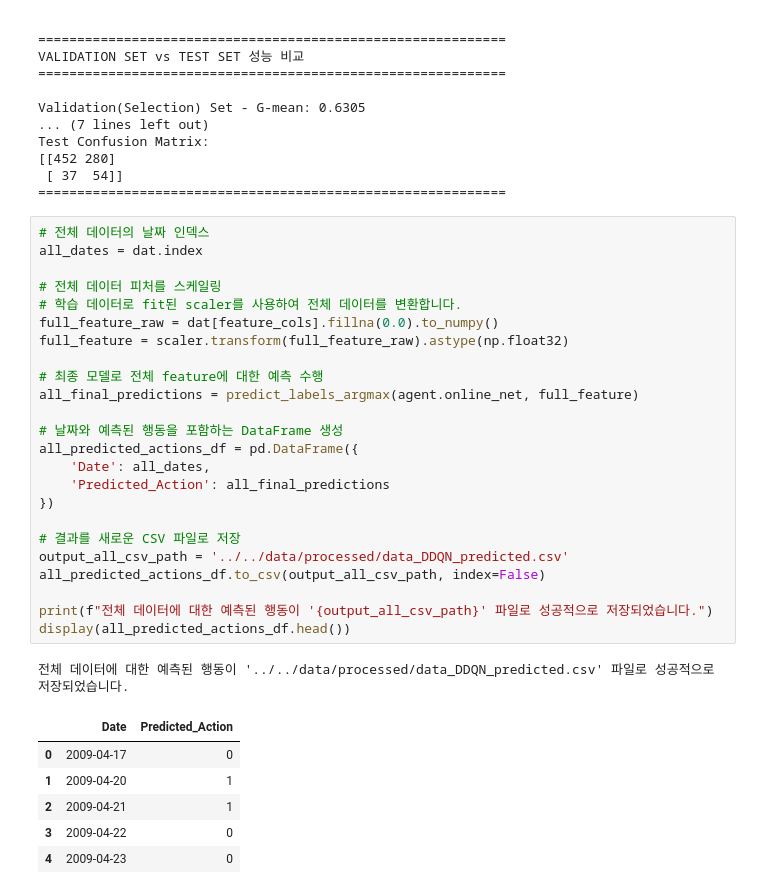
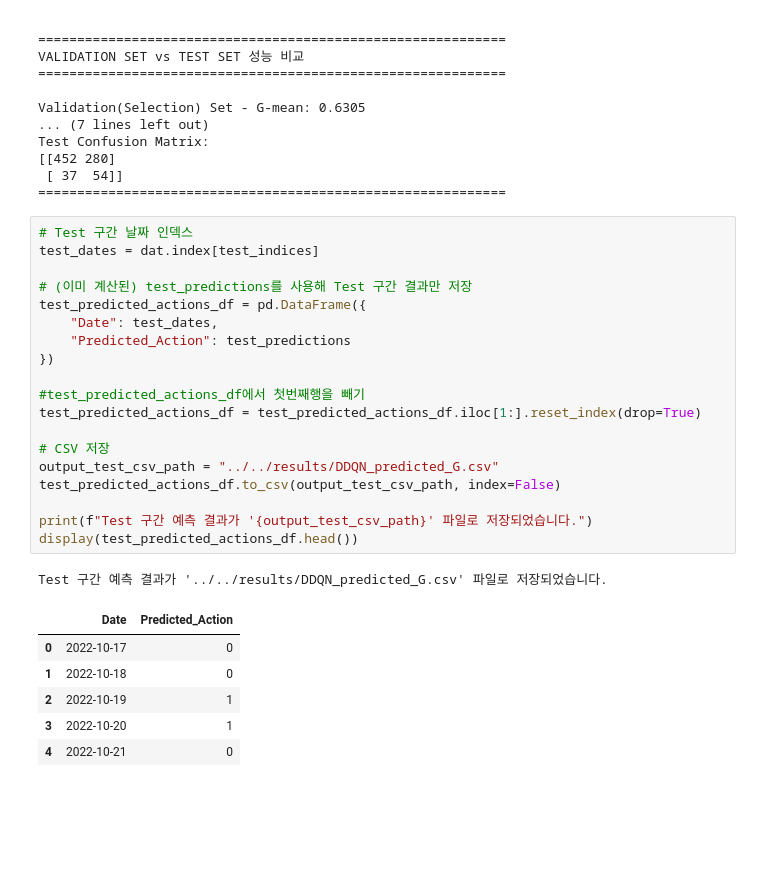
Before and after one commit to Dooman-cloud/TS-RL---, a Jupyter notebook: notebooks/experiments/DDQN 버전2.ipynb, the cells around one changed output. Drawn from its saved outputs; the diff is of its cells as text; blank space fills up the shorter version.

```diff
--- a/notebooks/experiments/DDQN 버전2.ipynb
+++ b/notebooks/experiments/DDQN 버전2.ipynb
@@ -657,34 +657,29 @@ Test Confusion Matrix:
  [ 37  54]]
 ============================================================
 # %%
-# 전체 데이터의 날짜 인덱스
-all_dates = dat.index
+# Test 구간 날짜 인덱스
+test_dates = dat.index[test_indices]
 
-# 전체 데이터 피처를 스케일링
-# 학습 데이터로 fit된 scaler를 사용하여 전체 데이터를 변환합니다.
-full_feature_raw = dat[feature_cols].fillna(0.0).to_numpy()
-full_feature = scaler.transform(full_feature_raw).astype(np.float32)
-
-# 최종 모델로 전체 feature에 대한 예측 수행
-all_final_predictions = predict_labels_argmax(agent.online_net, full_feature)
-
-# 날짜와 예측된 행동을 포함하는 DataFrame 생성
-all_predicted_actions_df = pd.DataFrame({
-    'Date': all_dates,
-    'Predicted_Action': all_final_predictions
+# (이미 계산된) test_predictions를 사용해 Test 구간 결과만 저장
+test_predicted_actions_df = pd.DataFrame({
+    "Date": test_dates,
+    "Predicted_Action": test_predictions
 })
 
-# 결과를 새로운 CSV 파일로 저장
-output_all_csv_path = '../../data/processed/data_DDQN_predicted.csv'
-all_predicted_actions_df.to_csv(output_all_csv_path, index=False)
+#test_predicted_actions_df에서 첫번째행을 빼기
+test_predicted_actions_df = test_predicted_actions_df.iloc[1:].reset_index(drop=True)
 
-print(f"전체 데이터에 대한 예측된 행동이 '{output_all_csv_path}' 파일로 성공적으로 저장되었습니다.")
-display(all_predicted_actions_df.head())
+# CSV 저장
+output_test_csv_path = "../../results/DDQN_predicted_G.csv"
+test_predicted_actions_df.to_csv(output_test_csv_path, index=False)
+
+print(f"Test 구간 예측 결과가 '{output_test_csv_path}' 파일로 저장되었습니다.")
+display(test_predicted_actions_df.head())
 # %% [output]
-전체 데이터에 대한 예측된 행동이 '../../data/processed/data_DDQN_predicted.csv' 파일로 성공적으로 저장되었습니다.
+Test 구간 예측 결과가 '../../results/DDQN_predicted_G.csv' 파일로 저장되었습니다.
 |  | Date | Predicted_Action |
-| 0 | 2009-04-17 | 0 |
-| 1 | 2009-04-20 | 1 |
-| 2 | 2009-04-21 | 1 |
-| 3 | 2009-04-22 | 0 |
-| 4 | 2009-04-23 | 0 |
+| 0 | 2022-10-17 | 0 |
+| 1 | 2022-10-18 | 0 |
+| 2 | 2022-10-19 | 1 |
+| 3 | 2022-10-20 | 1 |
+| 4 | 2022-10-21 | 0 |
```
Also changed, not shown: 18 other files.
